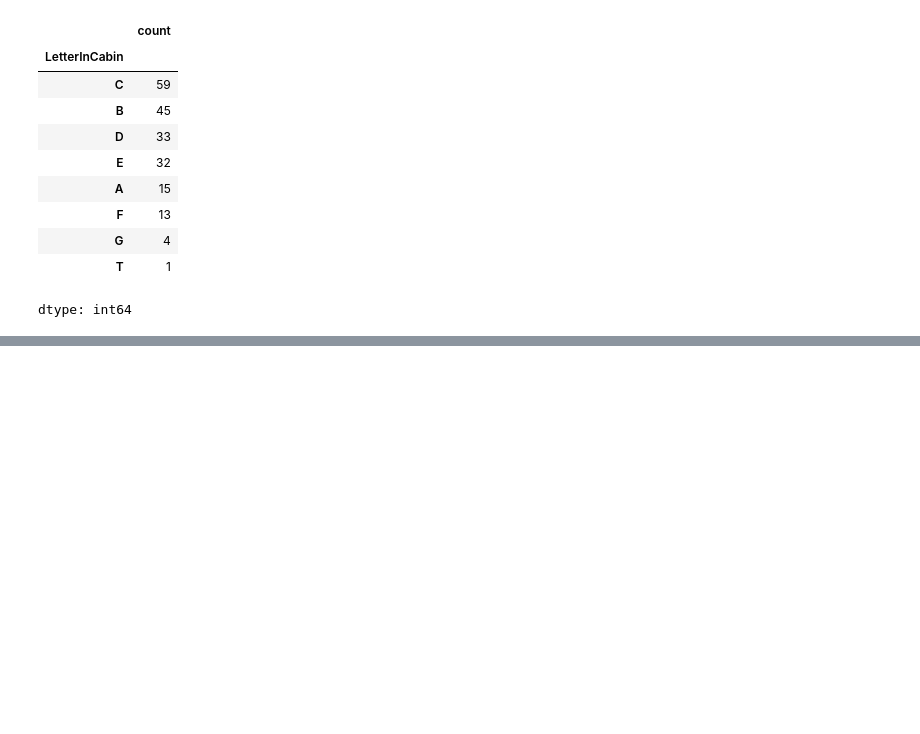
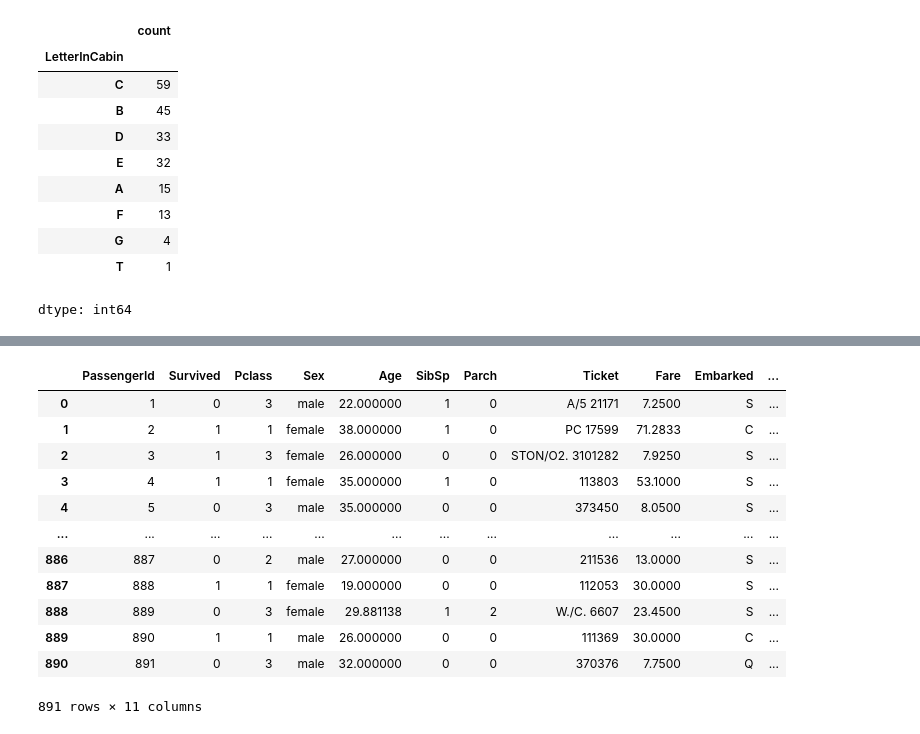
Before and after one commit to LozinskiMatthew/Titanic-DL-Kaggle_Competition, a Jupyter notebook: KaggleTitanic.ipynb, the cells around one changed output, grey strips where cells are left out. Drawn from its saved outputs; the diff is of its cells as text; code cells hidden in the pictures; blank space fills up the shorter version.

Commit message:
All cleansed (some data engineering might come in help in future, lest results not fulfill satisfaction), all hot encoded, soon concatenate and to be standardized/normalized I will decide tomorrow

```diff
--- a/KaggleTitanic.ipynb
+++ b/KaggleTitanic.ipynb
@@ -325,0 +511,14 @@ dtype: int64
+# %%
+def fillrnd(n: float):
+  sol = np.random.rand()
+  if sol > n:
+    return 0
+  else:
+    return 1
+    # N = 33.66
+# %%
+train_data.isnull().sum()
+train_data['LetterInCabin'] = train_data['Cabin'].str[0]
+train_data['LetterInCabin'].fillna(value='N', inplace=True)
+train_data['Survived'].fillna(value = fillrnd(33.66), inplace=True)
+train_data.drop(columns=['Cabin'], inplace=True)
@@ -325,0 +565,21 @@ dtype: int64
+# %%
+# So now I will drop the names columns BUT note that it should and I will create a data engineering pipeline for it
+# E.t. sometimes . like mr. or mrs. occurs which indicates higher feasibility in terms of logic of their survivorship!
+train_data.drop(columns=['Name'], inplace=True)
+test_data.drop(columns=['Name'], inplace=True)
+# %%
+train_data
+# %% [output]
+|  | PassengerId | Survived | Pclass | Sex | Age | SibSp | Parch | Ticket | Fare | Embarked | ... |
+| 0 | 1 | 0 | 3 | male | 22.000000 | 1 | 0 | A/5 21171 | 7.2500 | S | ... |
+| 1 | 2 | 1 | 1 | female | 38.000000 | 1 | 0 | PC 17599 | 71.2833 | C | ... |
+| 2 | 3 | 1 | 3 | female | 26.000000 | 0 | 0 | STON/O2. 3101282 | 7.9250 | S | ... |
+| 3 | 4 | 1 | 1 | female | 35.000000 | 1 | 0 | 113803 | 53.1000 | S | ... |
+| 4 | 5 | 0 | 3 | male | 35.000000 | 0 | 0 | 373450 | 8.0500 | S | ... |
+| ... | ... | ... | ... | ... | ... | ... | ... | ... | ... | ... | ... |
+| 886 | 887 | 0 | 2 | male | 27.000000 | 0 | 0 | 211536 | 13.0000 | S | ... |
+| 887 | 888 | 1 | 1 | female | 19.000000 | 0 | 0 | 112053 | 30.0000 | S | ... |
+| 888 | 889 | 0 | 3 | female | 29.881138 | 1 | 2 | W./C. 6607 | 23.4500 | S | ... |
+| 889 | 890 | 1 | 1 | male | 26.000000 | 0 | 0 | 111369 | 30.0000 | C | ... |
+| 890 | 891 | 0 | 3 | male | 32.000000 | 0 | 0 | 370376 | 7.7500 | Q | ... |
+891 rows × 11 columns
```
Also changed, not shown: parts of 25 cells of this notebook.
